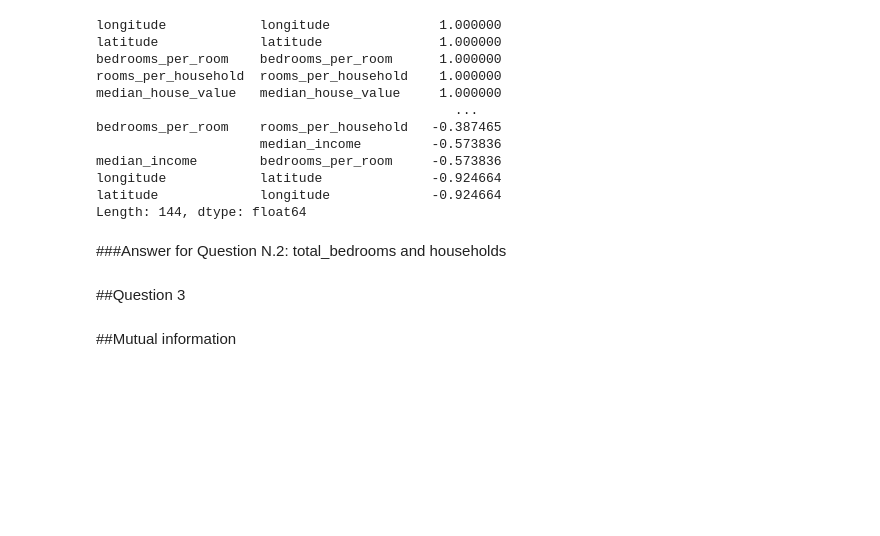
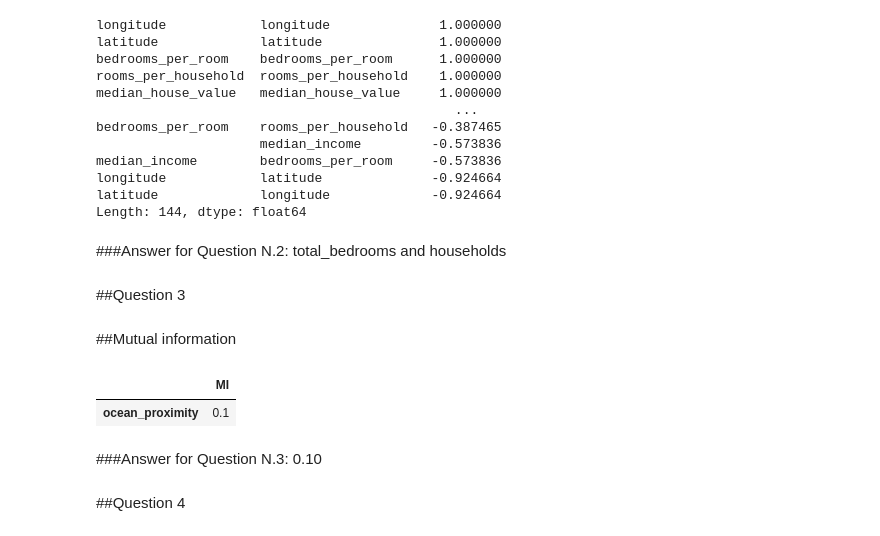
Before and after one commit to carlos-alves-one/ML-Zoomcamp-HW-3, a Jupyter notebook: ML_Zoomcamp_HW_3.ipynb, the cells around one changed output. Drawn from its saved outputs; the diff is of its cells as text; code cells hidden in the pictures; blank space fills up the shorter version.

Commit message:
Define function to calculate the MI

```diff
--- a/ML_Zoomcamp_HW_3.ipynb
+++ b/ML_Zoomcamp_HW_3.ipynb
@@ -274,0 +268,18 @@ def calculate_mi(series):
+# %%
+# Define function to calculate the MI
+def calculate_mi(series):
+  return mutual_info_score(series, df_train.above_average)
+
+# Use the function apply with mutual info churn score and with categorical variables
+df_mi = df_train[['ocean_proximity']].apply(calculate_mi)
+
+# Use sort values function with the result of the mutual information in descending order
+df_mi = round(df_mi.sort_values(ascending=False).to_frame(name='MI'),2)
+df_mi
+# %% [output]
+|  | MI |
+| ocean_proximity | 0.1 |
+# %% [markdown]
+###Answer for Question N.3: 0.10
+# %% [markdown]
+##Question 4
```
Also changed, not shown: parts of 4 cells of this notebook.
